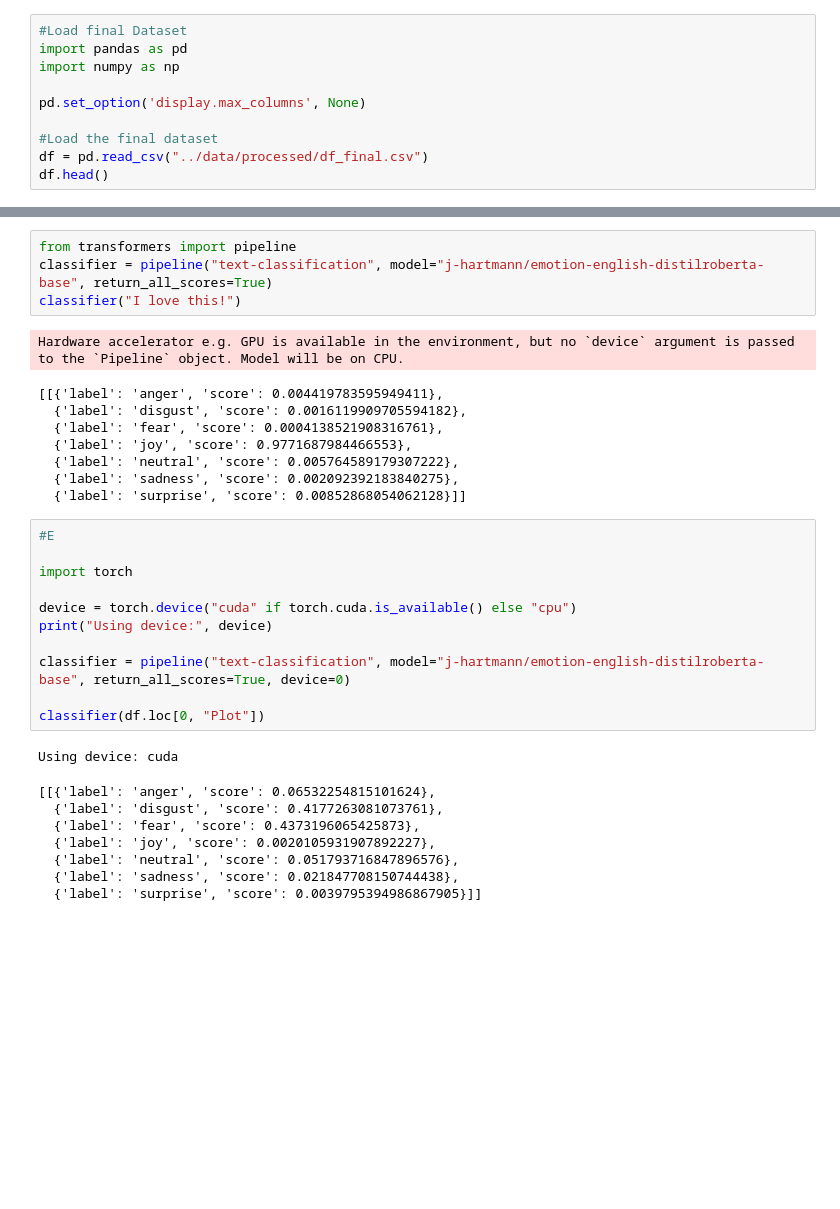
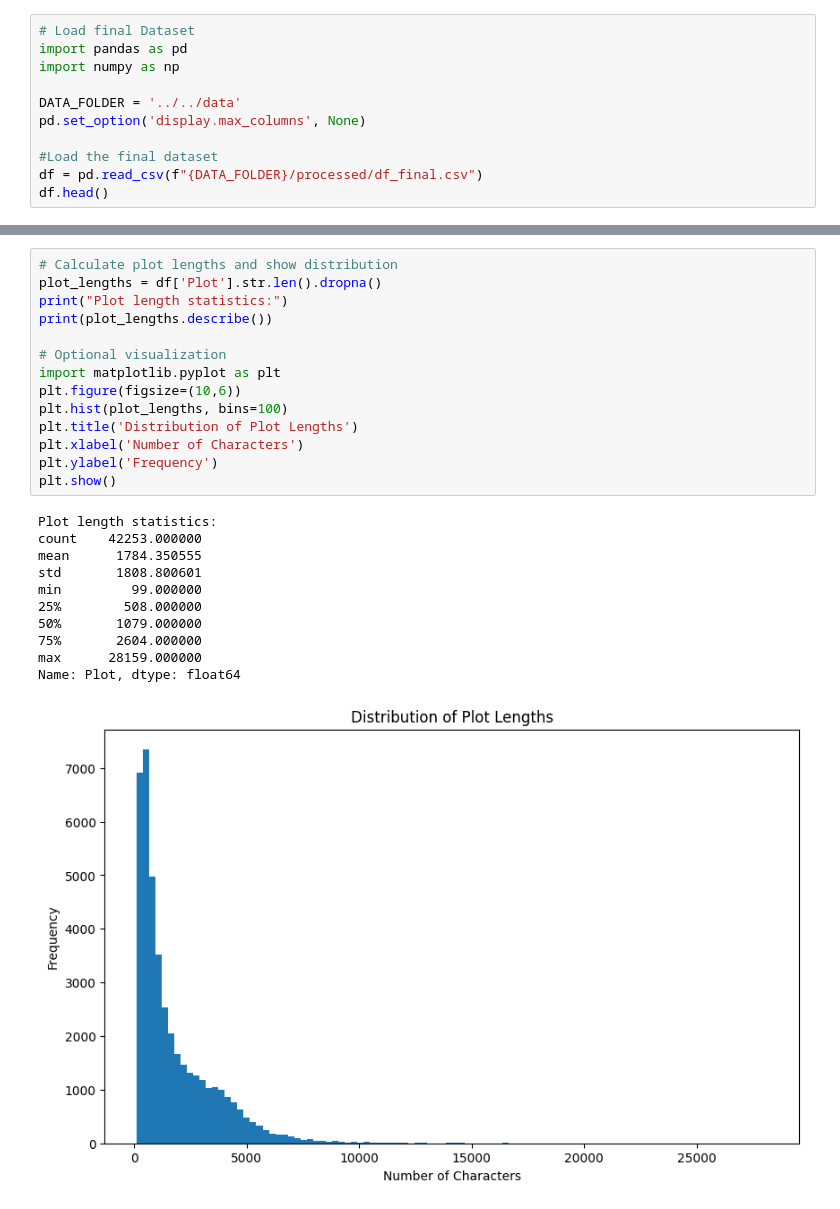
Before and after one commit to epfl-ada/ada-2024-project-phpjj1, a Jupyter notebook: src/scripts/check_emotions.ipynb, the cells around one changed output, grey strips where cells are left out. Drawn from its saved outputs; the diff is of its cells as text; blank space fills up the shorter version.

```diff
--- a/src/scripts/check_emotions.ipynb
+++ b/src/scripts/check_emotions.ipynb
@@ -1,12 +1,13 @@
 # %%
-#Load final Dataset
+# Load final Dataset
 import pandas as pd
 import numpy as np
 
+DATA_FOLDER = '../../data'
 pd.set_option('display.max_columns', None)
 
 #Load the final dataset
-df = pd.read_csv("../data/processed/df_final.csv")
+df = pd.read_csv(f"{DATA_FOLDER}/processed/df_final.csv")
 df.head()
 # %% [output]
 |  | WikiID | FreebaseID | Name | ReleaseDate | Revenue | Runtime | Languages_tuple | Countries_tuples | ... |
@@ -15,36 +16,29 @@ df.head()
 | 2 | 28463795 | /m/0crgdbh | Brun bitter | 1988 | NaN | 83.0 | {"/m/05f_3": "Norwegian Language"} | {"/m/05b4w": "Norway"} | ... |
 | 3 | 9363483 | /m/0285_cd | White Of The Eye | 1987 | NaN | 110.0 | {"/m/02h40lc": "English Language"} | {"/m/07ssc": "United Kingdom"} | ... |
 | 4 | 261236 | /m/01mrr1 | A Woman in Flames | 1983 | NaN | 106.0 | {"/m/04306rv": "German Language"} | {"/m/0345h": "Germany"} | ... |
-# %%
-from transformers import pipeline
-classifier = pipeline("text-classification", model="j-hartmann/emotion-english-distilroberta-base", return_all_scores=True)
-classifier("I love this!")
-# %% [output]
-Hardware accelerator e.g. GPU is available in the environment, but no `device` argument is passed to the `Pipeline` object. Model will be on CPU.
-[[{'label': 'anger', 'score': 0.004419783595949411},
-  {'label': 'disgust', 'score': 0.0016119909705594182},
-  {'label': 'fear', 'score': 0.0004138521908316761},
-  {'label': 'joy', 'score': 0.9771687984466553},
-  {'label': 'neutral', 'score': 0.005764589179307222},
-  {'label': 'sadness', 'score': 0.002092392183840275},
-  {'label': 'surprise', 'score': 0.00852868054062128}]]
-# %%
-#E
-
-import torch
-
-device = torch.device("cuda" if torch.cuda.is_available() else "cpu")
-print("Using device:", device)
-
-classifier = pipeline("text-classification", model="j-hartmann/emotion-english-distilroberta-base", return_all_scores=True, device=0)
-
-classifier(df.loc[0, "Plot"])
-# %% [output]
-Using device: cuda
-[[{'label': 'anger', 'score': 0.06532254815101624},
-  {'label': 'disgust', 'score': 0.4177263081073761},
-  {'label': 'fear', 'score': 0.4373196065425873},
-  {'label': 'joy', 'score': 0.0020105931907892227},
-  {'label': 'neutral', 'score': 0.051793716847896576},
-  {'label': 'sadness', 'score': 0.021847708150744438},
-  {'label': 'surprise', 'score': 0.0039795394986867905}]]
+# %%
+# Calculate plot lengths and show distribution
+plot_lengths = df['Plot'].str.len().dropna()
+print("Plot length statistics:")
+print(plot_lengths.describe())
+
+# Optional visualization
+import matplotlib.pyplot as plt
+plt.figure(figsize=(10,6))
+plt.hist(plot_lengths, bins=100)
+plt.title('Distribution of Plot Lengths')
+plt.xlabel('Number of Characters')
+plt.ylabel('Frequency')
+plt.show()
+# %% [output]
+Plot length statistics:
+count    42253.000000
+mean      1784.350555
+std       1808.800601
+min         99.000000
+25%        508.000000
+50%       1079.000000
+75%       2604.000000
+max      28159.000000
+Name: Plot, dtype: float64
+[figure, added]
```
Also changed, not shown: parts of 10 cells of this notebook, 5 other files.
